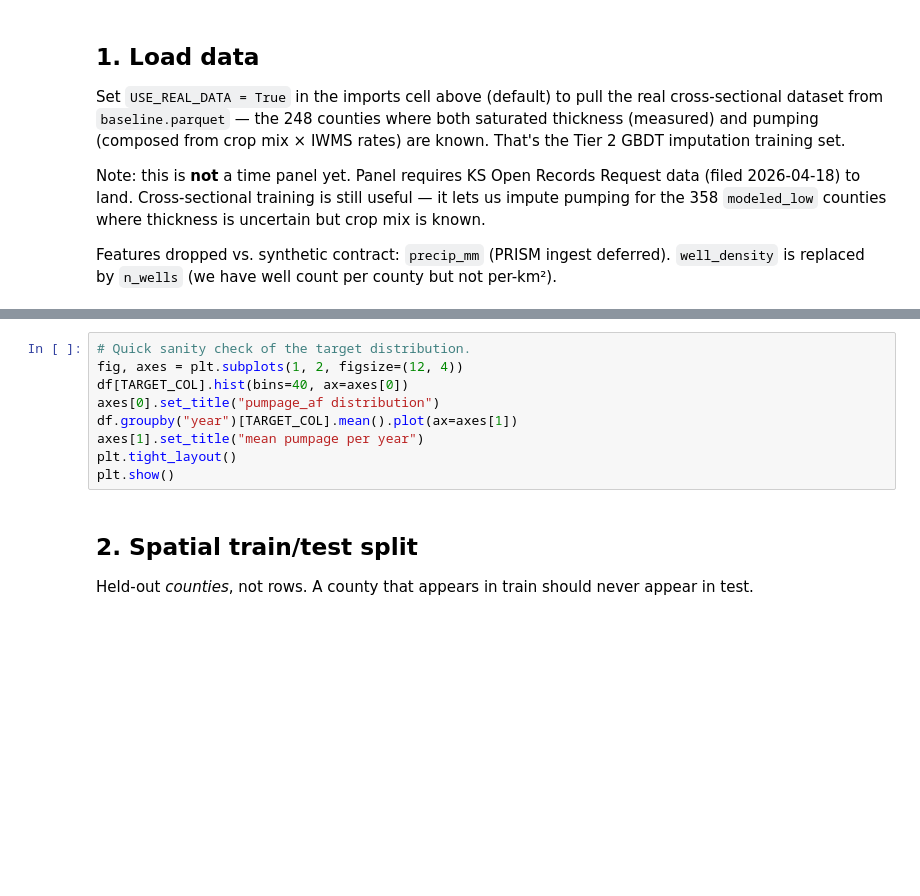
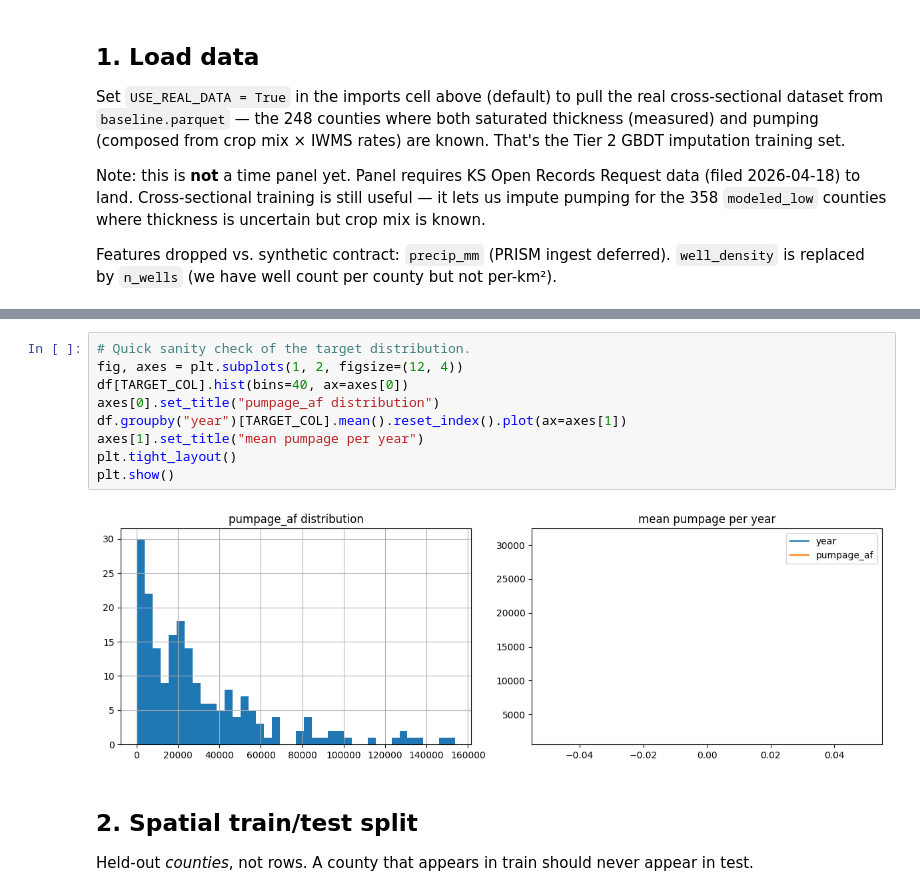
Before and after one commit to Vigneshwarr3/FusionHack_2026, a Jupyter notebook: notebooks/01_tx_extraction_imputation.ipynb, the cells around one changed output, grey strips where cells are left out. Cells and saved outputs as stored; diff of their text form; blank space fills up the shorter version.

```diff
--- a/notebooks/01_tx_extraction_imputation.ipynb
+++ b/notebooks/01_tx_extraction_imputation.ipynb
@@ -102,12 +131,14 @@ df.head()
 # %%
 # Quick sanity check of the target distribution.
 fig, axes = plt.subplots(1, 2, figsize=(12, 4))
 df[TARGET_COL].hist(bins=40, ax=axes[0])
 axes[0].set_title("pumpage_af distribution")
-df.groupby("year")[TARGET_COL].mean().plot(ax=axes[1])
+df.groupby("year")[TARGET_COL].mean().reset_index().plot(ax=axes[1])
 axes[1].set_title("mean pumpage per year")
 plt.tight_layout()
 plt.show()
+# %% [output]
+[figure, added]
 # %% [markdown]
 ## 2. Spatial train/test split
 
```
Also changed, not shown: parts of 11 cells of this notebook, 1 other file.
